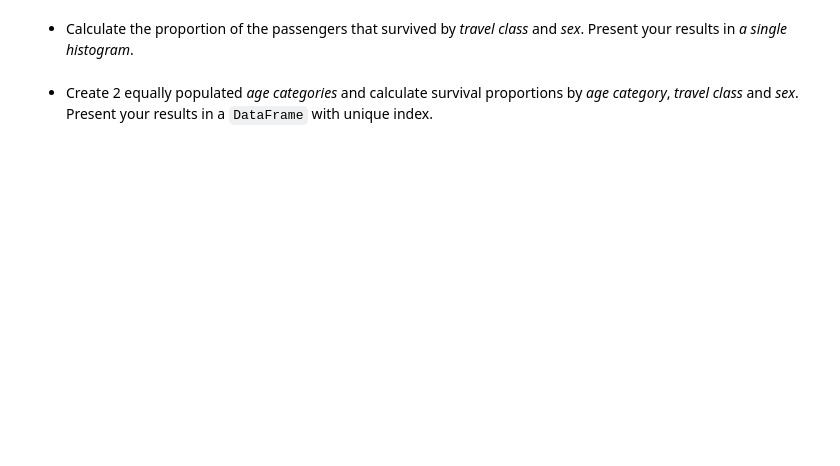
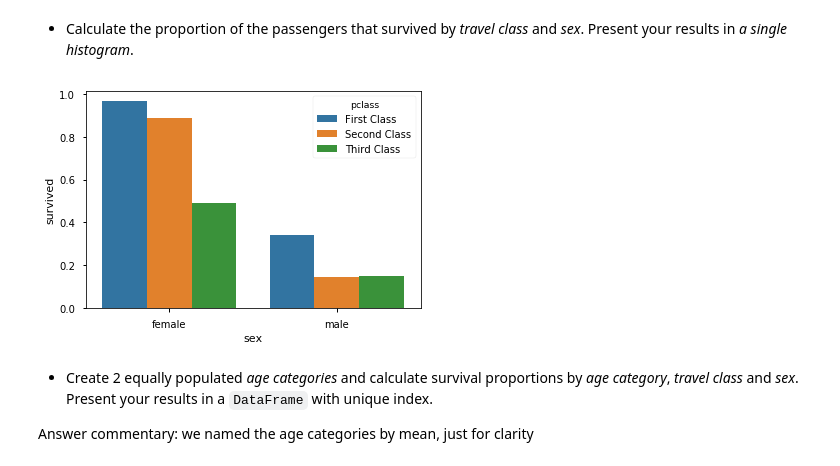
Before and after one commit to mtaziz/ada, a Jupyter notebook: HW1/Homework 1.ipynb, the cells around one changed output. Cells and saved outputs as stored; diff of their text form; code cells hidden in the pictures; blank space fills up the shorter version.

```diff
--- a/HW1/Homework 1.ipynb
+++ b/HW1/Homework 1.ipynb
@@ -372,5 +490,21 @@ plt.show()
+# %%
+# Take only the interesting columns = sex & class & survived
+survivalBySex = titanicXls.iloc[:, [0,1,3]]
+# Take out all NaN
+survivalBySex = pd.DataFrame(survivalBySex.dropna())
+
+# Take only those that survived
+#as survived takes 0 and 1 the proportion is equal to the mean
+survivedSex = titanicXls.groupby(['sex', 'pclass'], as_index=False)['survived'].mean()
+
+sns.barplot(x="sex", y="survived", hue="pclass", data=survivedSex);
+# %% [output]
+[figure, added]
 # %% [markdown]
 - Create 2 equally populated *age categories* and calculate survival proportions by *age category*, *travel class* and *sex*. Present your results in a `DataFrame` with unique index.
+
+
+Answer commentary: we named the age categories by mean, just for clarity
 # %%
 # Take only the interesting columns
 survivalByAge = titanicXls.iloc[:, [0,1,3,4]]
```
Also changed, not shown: parts of 25 cells of this notebook.
